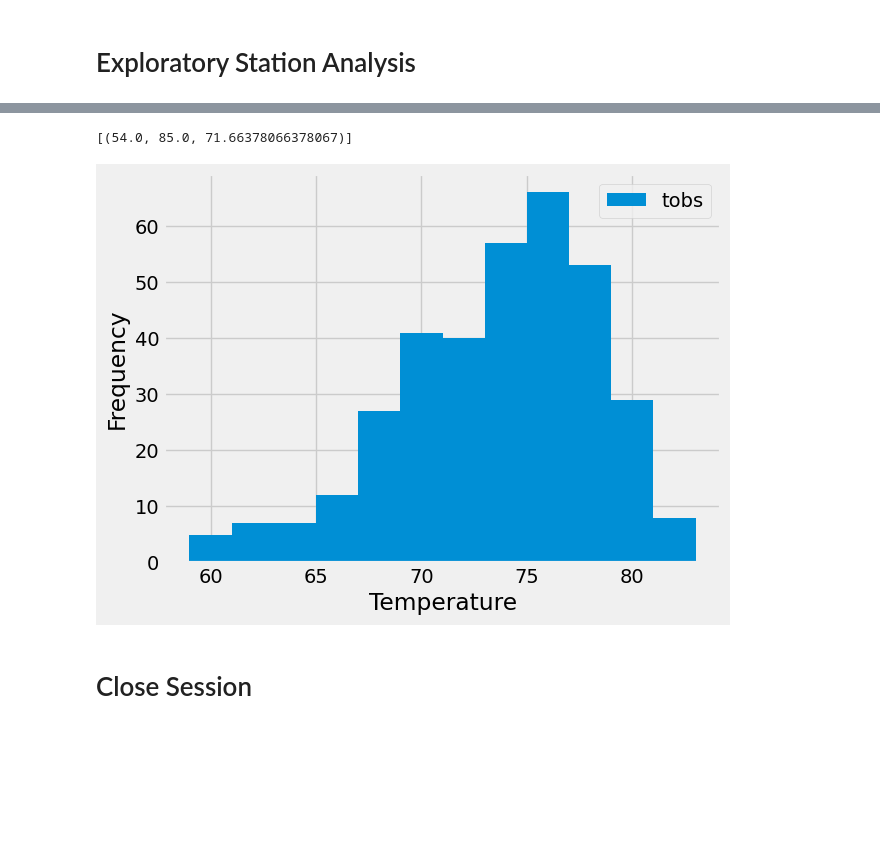
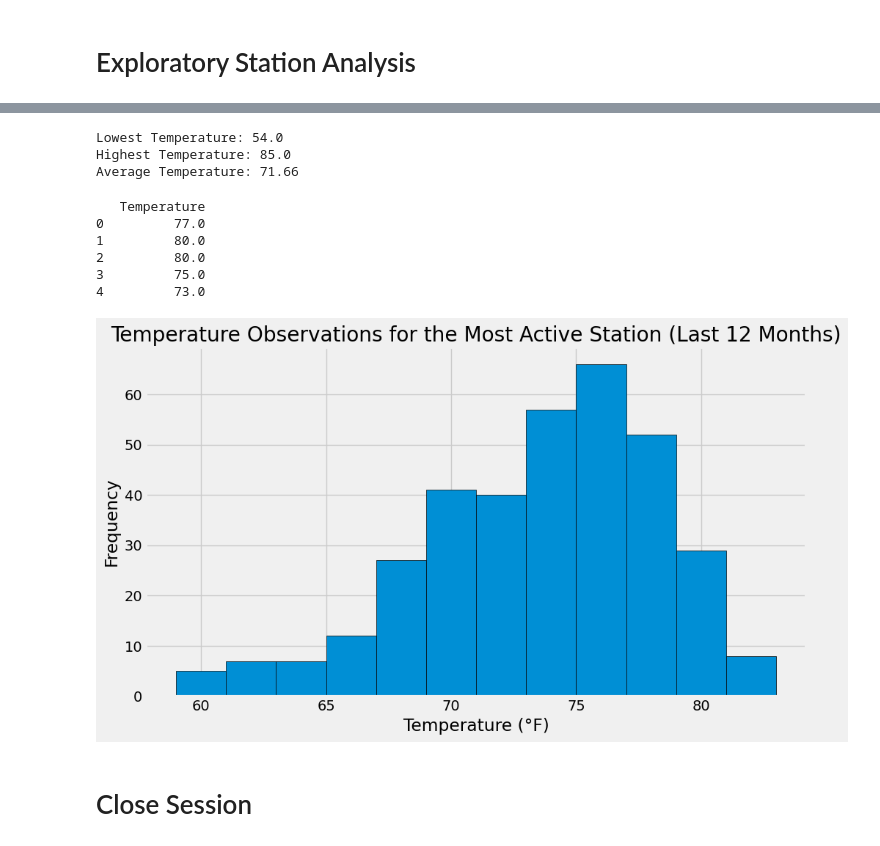
Before and after one commit to GerardoOH/sqlalchemy-challenge, a Jupyter notebook: SurfsUp/Climate.ipynb, the cells around one changed output, grey strips where cells are left out. Cells and saved outputs as stored; diff of their text form; code cells hidden in the pictures; blank space fills up the shorter version.

```diff
--- a/SurfsUp/Climate.ipynb
+++ b/SurfsUp/Climate.ipynb
@@ -32,4 +37,7 @@ base.classes.keys()
 # %%
 # Save references to each table
-measurement = base.classes.measurement
-station = base.classes.station
+measurements = base.classes.measurement
+stations = base.classes.station
+
+print(measurements)
+print(stations)
@@ -36,5 +47,5 @@ station = base.classes.station
 # %%
 # Create our session (link) from Python to the DB
-Session = Session(engine)
+session = Session(engine)
 # %% [markdown]
 # Exploratory Precipitation Analysis
@@ -117,33 +143,62 @@ station_activity
 # %%
 # Using the most active station id from the previous query, calculate the lowest, highest, and average temperature.
-station_number = 'USC00519281'
-Session.query(func.min(measurement.tobs),
-              func.max(measurement.tobs),
-              func.avg(measurement.tobs)).filter(measurement.station == station_number).all()
+
+# Define the most active station ID
+most_active_station_id = "USC00519281"
+
+# Query to calculate the lowest, highest, and average temperature
+temperature_stats = (
+    session.query(
+        func.min(measurements.tobs),
+        func.max(measurements.tobs),
+        func.avg(measurements.tobs)
+    )
+    .filter(measurements.station == most_active_station_id)
+    .all()
+)
+
+# Extract results
+lowest_temp, highest_temp, avg_temp = temperature_stats[0]
+
+print(f"Lowest Temperature: {lowest_temp}")
+print(f"Highest Temperature: {highest_temp}")
+print(f"Average Temperature: {avg_temp:.2f}")
 # %% [output]
-[(54.0, 85.0, 71.66378066378067)]
+Lowest Temperature: 54.0
+Highest Temperature: 85.0
+Average Temperature: 71.66
 # %%
 # Using the most active station id
 # Query the last 12 months of temperature observation data for this station and plot the results as a histogram
-station_highest_obs = station_activity[0][0]
-
-results = Session.query(measurement.date, measurement.tobs).\
-                        filter(measurement.date >= "2016-08-23").\
-                        filter(measurement.date <= "2017-08-23").\
-                        filter(measurement.station == station_highest_obs).all()
+temperature_data = (
+    session.query(measurements.tobs)
+    .filter(measurements.station == most_active_station_id)
+    .filter(measurements.date >= one_year_ago)
+    .all()
+)
 
 # convert to dataframe
-results_df = pd.DataFrame(results)
+temperature_df = pd.DataFrame(temperature_data, columns=["Temperature"])
+print(temperature_df.head())
 
 
 
-# historgram
-fig, ax = plt.subplots()
-results_df.plot.hist(bins=12, ax=ax)
-ax.set_xlabel('Temperature')
+# Plot the histogram
+plt.figure(figsize=(10, 6))
+plt.hist(temperature_df["Temperature"], bins=12, edgecolor="black")
+plt.title("Temperature Observations for the Most Active Station (Last 12 Months)")
+plt.xlabel("Temperature (°F)")
+plt.ylabel("Frequency")
+plt.tight_layout()
 plt.show()
 # %% [output]
+   Temperature
+0         77.0
+1         80.0
+2         80.0
+3         75.0
+4         73.0
-[figure, old version]
+[figure, new version]
 # %% [markdown]
 # Close Session
 # %%
```
Also changed, not shown: parts of 11 cells of this notebook, 1 other file.
